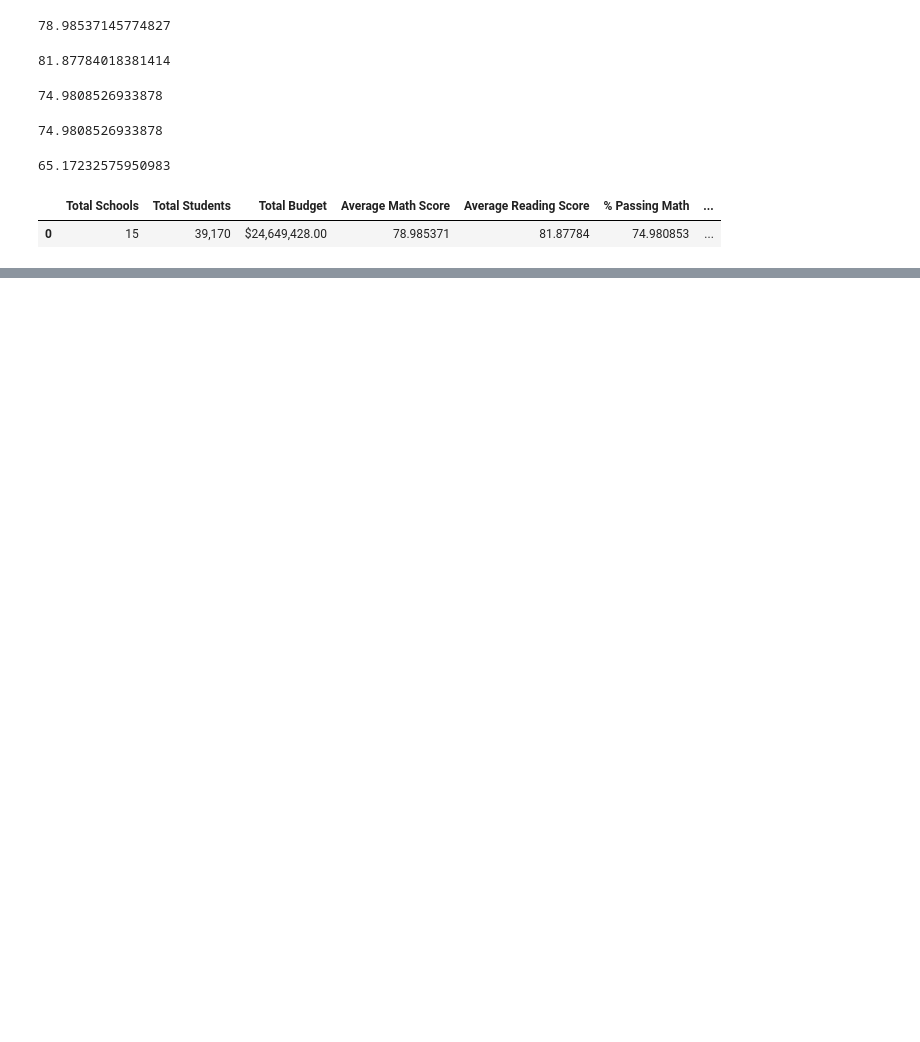
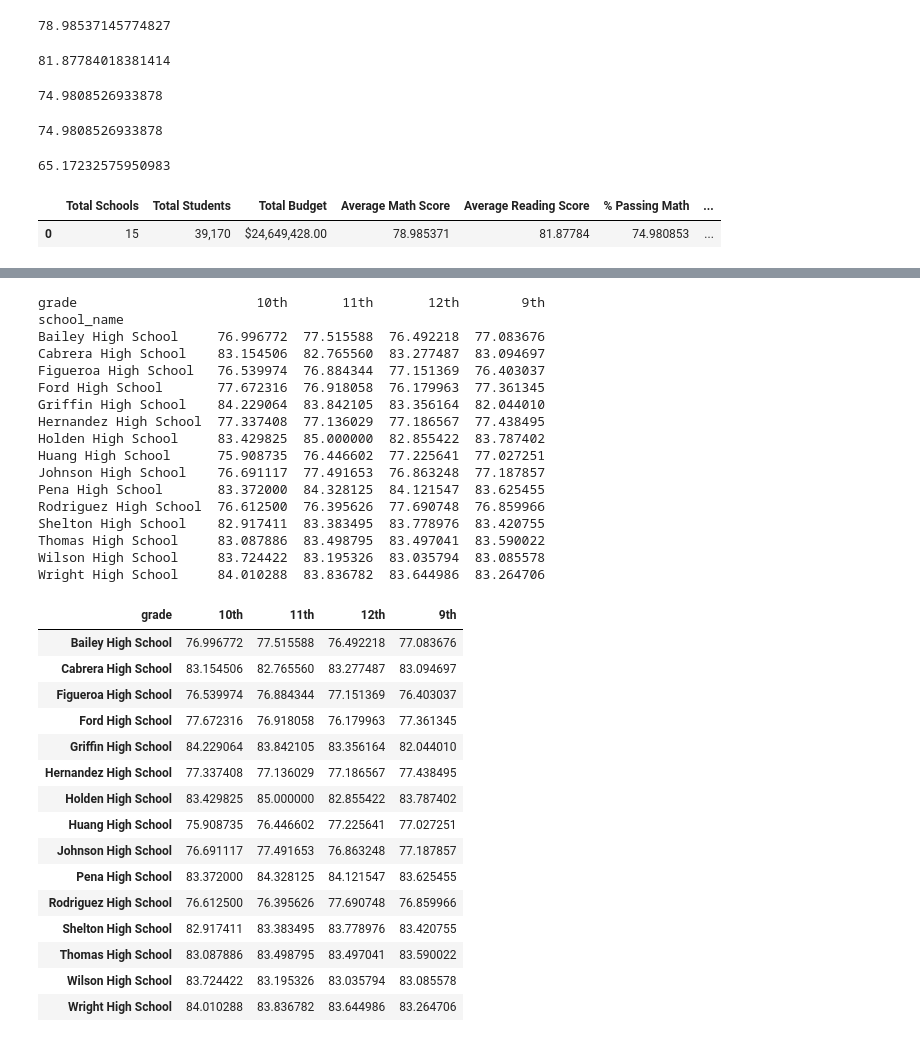
Before and after one commit to nebiat24/pandas-challenge, a Jupyter notebook: PyCitySchools/PyCitySchools_Analysis.ipynb, the cells around one changed output, grey strips where cells are left out. Saved outputs shown, nothing was run; the diff lists cells and outputs as text; code cells hidden in the pictures; blank space fills up the shorter version.

```diff
--- a/PyCitySchools/PyCitySchools_Analysis.ipynb
+++ b/PyCitySchools/PyCitySchools_Analysis.ipynb
@@ -189,25 +301,60 @@ bottom_schools.head(5)
 # %%
 # Use the code provided to separate the data by grade
 ninth_graders = school_data_complete[(school_data_complete["grade"] == "9th")]
 tenth_graders = school_data_complete[(school_data_complete["grade"] == "10th")]
 eleventh_graders = school_data_complete[(school_data_complete["grade"] == "11th")]
 twelfth_graders = school_data_complete[(school_data_complete["grade"] == "12th")]
 
 # Group by `school_name` and take the mean of the `math_score` column for each.
-ninth_grade_math_scores =
-tenth_grader_math_scores =
-eleventh_grader_math_scores =
-twelfth_grader_math_scores =
+ninth_grade_math_scores  = school_data_complete[school_data_complete['grade'] == '9th'].groupby('school_name')['math_score'].mean()
+tenth_grade_math_scores = school_data_complete[school_data_complete['grade'] == '10th'].groupby('school_name')['math_score'].mean()
+eleventh_grader_math_scores = school_data_complete[school_data_complete['grade'] == '11th'].groupby('school_name')['math_score'].mean()
+twelfth_grader_math_scores = school_data_complete[school_data_complete['grade'] == '12th'].groupby('school_name')['math_score'].mean()
+
 
 # Combine each of the scores above into single DataFrame called `math_scores_by_grade`
 math_scores_by_grade =school_data_complete.groupby(['school_name', 'grade'])['math_score'].mean().unstack()
 print(math_scores_by_grade)
 
 # Minor data wrangling
 math_scores_by_grade.index.name = None
 
 # Display the DataFrame
 math_scores_by_grade
+# %% [output]
+grade                       10th       11th       12th        9th
+school_name
+Bailey High School     76.996772  77.515588  76.492218  77.083676
+Cabrera High School    83.154506  82.765560  83.277487  83.094697
+Figueroa High School   76.539974  76.884344  77.151369  76.403037
+Ford High School       77.672316  76.918058  76.179963  77.361345
+Griffin High School    84.229064  83.842105  83.356164  82.044010
+Hernandez High School  77.337408  77.136029  77.186567  77.438495
+Holden High School     83.429825  85.000000  82.855422  83.787402
+Huang High School      75.908735  76.446602  77.225641  77.027251
+Johnson High School    76.691117  77.491653  76.863248  77.187857
+Pena High School       83.372000  84.328125  84.121547  83.625455
+Rodriguez High School  76.612500  76.395626  77.690748  76.859966
+Shelton High School    82.917411  83.383495  83.778976  83.420755
+Thomas High School     83.087886  83.498795  83.497041  83.590022
+Wilson High School     83.724422  83.195326  83.035794  83.085578
+Wright High School     84.010288  83.836782  83.644986  83.264706
+| grade | 10th | 11th | 12th | 9th |
+| Bailey High School | 76.996772 | 77.515588 | 76.492218 | 77.083676 |
+| Cabrera High School | 83.154506 | 82.765560 | 83.277487 | 83.094697 |
+| Figueroa High School | 76.539974 | 76.884344 | 77.151369 | 76.403037 |
+| Ford High School | 77.672316 | 76.918058 | 76.179963 | 77.361345 |
+| Griffin High School | 84.229064 | 83.842105 | 83.356164 | 82.044010 |
+| Hernandez High School | 77.337408 | 77.136029 | 77.186567 | 77.438495 |
+| Holden High School | 83.429825 | 85.000000 | 82.855422 | 83.787402 |
+| Huang High School | 75.908735 | 76.446602 | 77.225641 | 77.027251 |
+| Johnson High School | 76.691117 | 77.491653 | 76.863248 | 77.187857 |
+| Pena High School | 83.372000 | 84.328125 | 84.121547 | 83.625455 |
+| Rodriguez High School | 76.612500 | 76.395626 | 77.690748 | 76.859966 |
+| Shelton High School | 82.917411 | 83.383495 | 83.778976 | 83.420755 |
+| Thomas High School | 83.087886 | 83.498795 | 83.497041 | 83.590022 |
+| Wilson High School | 83.724422 | 83.195326 | 83.035794 | 83.085578 |
+| Wright High School | 84.010288 | 83.836782 | 83.644986 | 83.264706 |
 # %%
 # Use the code provided to separate the data by grade
 ninth_graders = school_data_complete[(school_data_complete["grade"] == "9th")]
```
Also changed, not shown: parts of 19 cells of this notebook.
